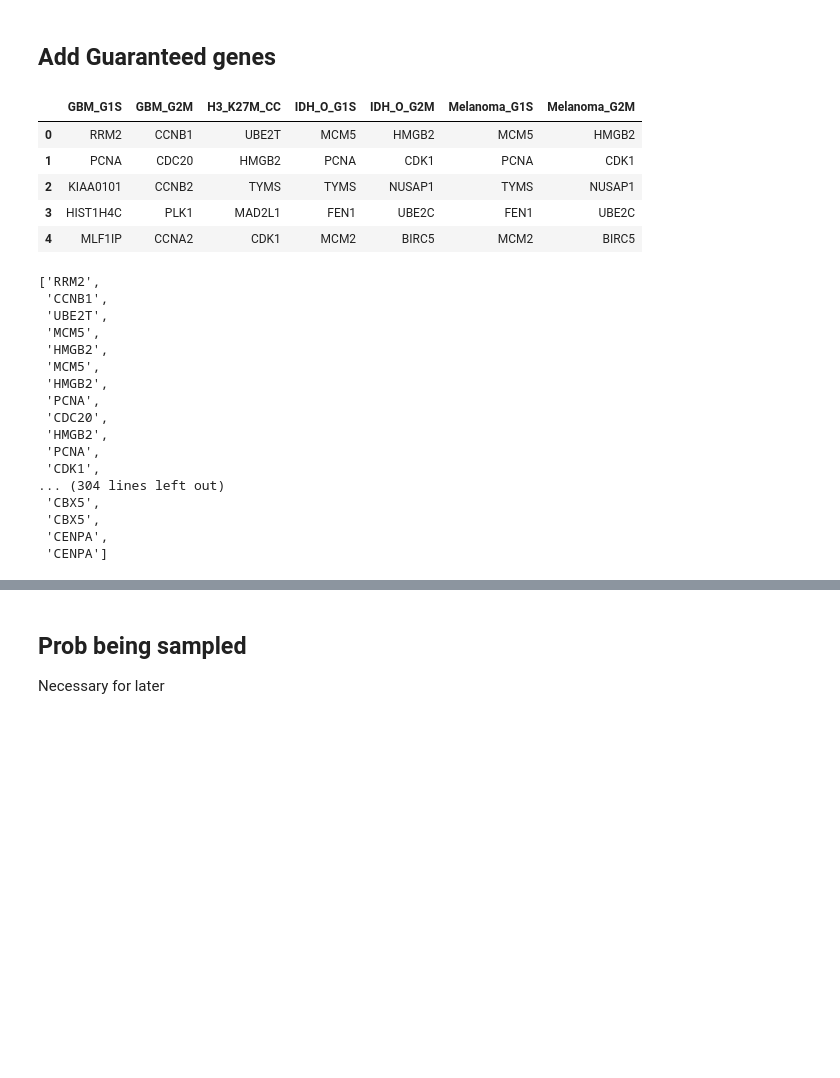
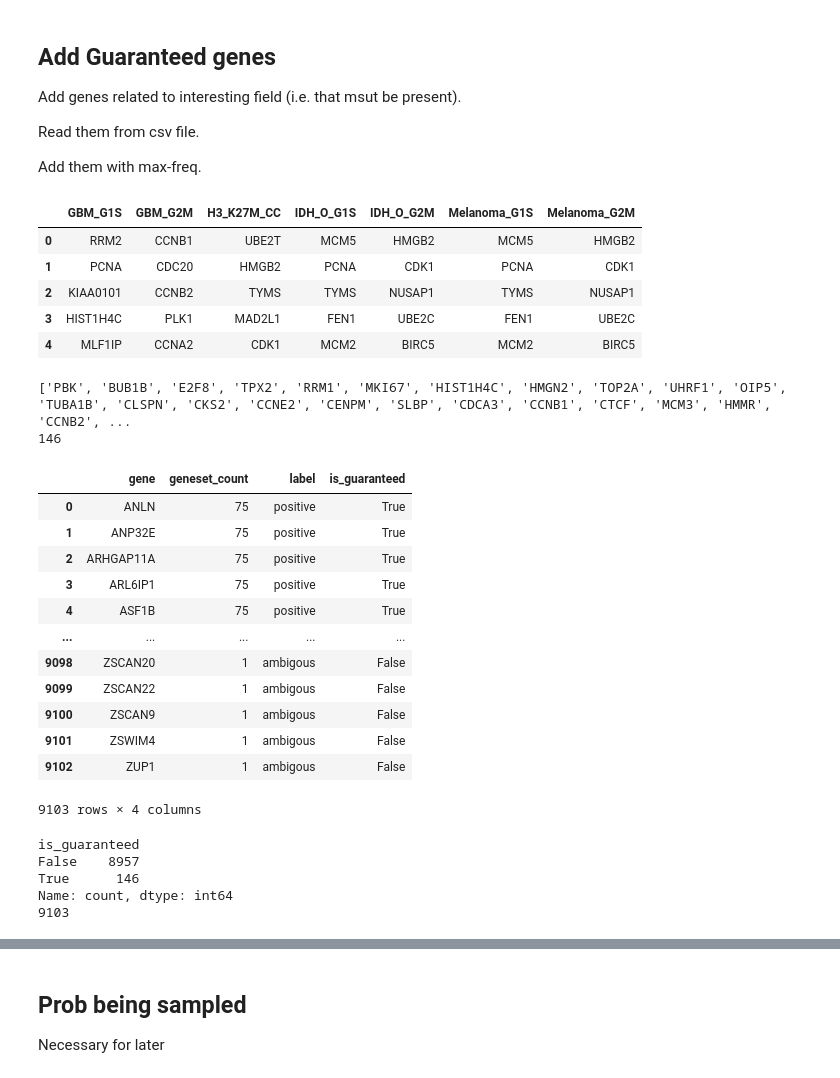
Before and after one commit to 8gabri8/ESMSec, a Jupyter notebook: creaet_cell_cycle_dataset.ipynb, the cells around one changed output, grey strips where cells are left out. Saved outputs shown, nothing was run; the diff lists cells and outputs as text; code cells hidden in the pictures; blank space fills up the shorter version.

```diff
--- a/creaet_cell_cycle_dataset.ipynb
+++ b/creaet_cell_cycle_dataset.ipynb
@@ -257,33 +160,73 @@ gene_frequency_df
 # %% [markdown]
 ## Add Guaranteed genes
+
+Add genes related to interesting field (i.e. that msut be present).
+
+Read them from csv file.
+
+Add them with max-freq.
 # %%
-garanted_genes_df = pd.read_csv(GUARANTEED_GENES_PATH, sep='\t')#, names=['gene_name'])
+### 1) Read spefic csv
+garanted_genes_df = pd.read_csv(GUARANTEED_GENES_PATH, sep='\t')
 display(garanted_genes_df.head(5))
 
+### 2) Extarct the single gene names
 all_values = garanted_genes_df.to_numpy().flatten().tolist()
 all_values = [x for x in all_values if pd.notna(x)] # remove nan
-all_values
+all_values = list(set(all_values)) # remove duplicated
+print(all_values); print(len(all_values))
+
+### 3) Add them into previus df
+# create a DataFrame for new genes
+new_genes_df = pd.DataFrame({
+    'gene': all_values,
+    'geneset_count': max(gene_counts_df.geneset_count), # Use as Freq the max (as these genes are guaranted)
+    'label': "positive",
+    "is_guaranteed": True
+})
+
+# append to existing gene_frequency_df
+gene_frequency_df = pd.concat([gene_counts_df, new_genes_df], ignore_index=True)
+
+# Drop duplicates, keeping **the last occurrence** (i.e., from new_genes_df)
+gene_frequency_df = gene_frequency_df.drop_duplicates(subset='gene', keep='last')
+
+# Sort and reset index
+gene_frequency_df.sort_values(by=['geneset_count', 'gene'], ascending=[False, True], inplace=True)
+gene_frequency_df.reset_index(drop=True, inplace=True)
+
+# add labels
+ambiguos_genes = set(gene_frequency_df[gene_frequency_df.label == "ambigous"].gene)
+positive_genes = set(gene_frequency_df[gene_frequency_df.label == "positive"].gene)
+
+display(gene_frequency_df)
+
+print(gene_frequency_df.is_guaranteed.value_counts())
+print(gene_frequency_df.gene.nunique())
 # %% [output]
 |  | GBM_G1S | GBM_G2M | H3_K27M_CC | IDH_O_G1S | IDH_O_G2M | Melanoma_G1S | Melanoma_G2M |
 | 0 | RRM2 | CCNB1 | UBE2T | MCM5 | HMGB2 | MCM5 | HMGB2 |
 | 1 | PCNA | CDC20 | HMGB2 | PCNA | CDK1 | PCNA | CDK1 |
 | 2 | KIAA0101 | CCNB2 | TYMS | TYMS | NUSAP1 | TYMS | NUSAP1 |
 | 3 | HIST1H4C | PLK1 | MAD2L1 | FEN1 | UBE2C | FEN1 | UBE2C |
 | 4 | MLF1IP | CCNA2 | CDK1 | MCM2 | BIRC5 | MCM2 | BIRC5 |
-['RRM2',
- 'CCNB1',
- 'UBE2T',
- 'MCM5',
- 'HMGB2',
- 'MCM5',
- 'HMGB2',
- 'PCNA',
- 'CDC20',
- 'HMGB2',
- 'PCNA',
- 'CDK1',
-... (304 lines left out)
- 'CBX5',
- 'CBX5',
- 'CENPA',
- 'CENPA']
+['PBK', 'BUB1B', 'E2F8', 'TPX2', 'RRM1', 'MKI67', 'HIST1H4C', 'HMGN2', 'TOP2A', 'UHRF1', 'OIP5', 'TUBA1B', 'CLSPN', 'CKS2', 'CCNE2', 'CENPM', 'SLBP', 'CDCA3', 'CCNB1', 'CTCF', 'MCM3', 'HMMR', 'CCNB2', ...
+146
+|  | gene | geneset_count | label | is_guaranteed |
+| 0 | ANLN | 75 | positive | True |
+| 1 | ANP32E | 75 | positive | True |
+| 2 | ARHGAP11A | 75 | positive | True |
+| 3 | ARL6IP1 | 75 | positive | True |
+| 4 | ASF1B | 75 | positive | True |
+| ... | ... | ... | ... | ... |
+| 9098 | ZSCAN20 | 1 | ambigous | False |
+| 9099 | ZSCAN22 | 1 | ambigous | False |
+| 9100 | ZSCAN9 | 1 | ambigous | False |
+| 9101 | ZSWIM4 | 1 | ambigous | False |
+| 9102 | ZUP1 | 1 | ambigous | False |
+9103 rows × 4 columns
+is_guaranteed
+False    8957
+True      146
+Name: count, dtype: int64
+9103
```
Also changed, not shown: parts of 20 cells of this notebook, 2 other files.
